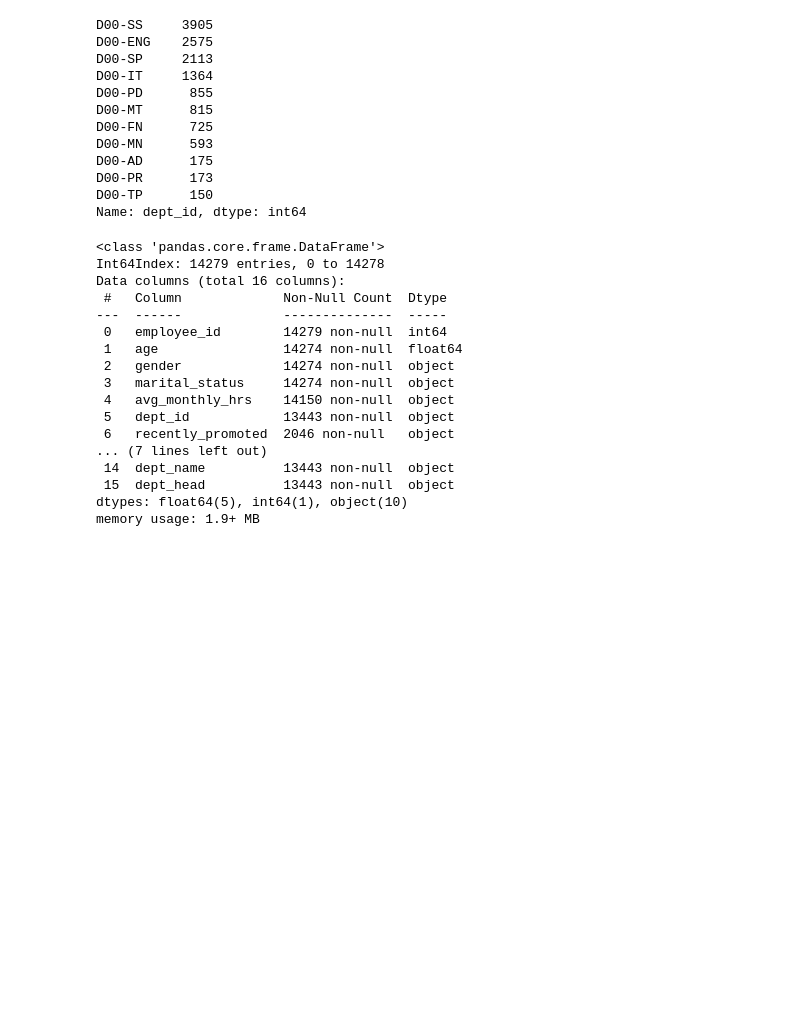
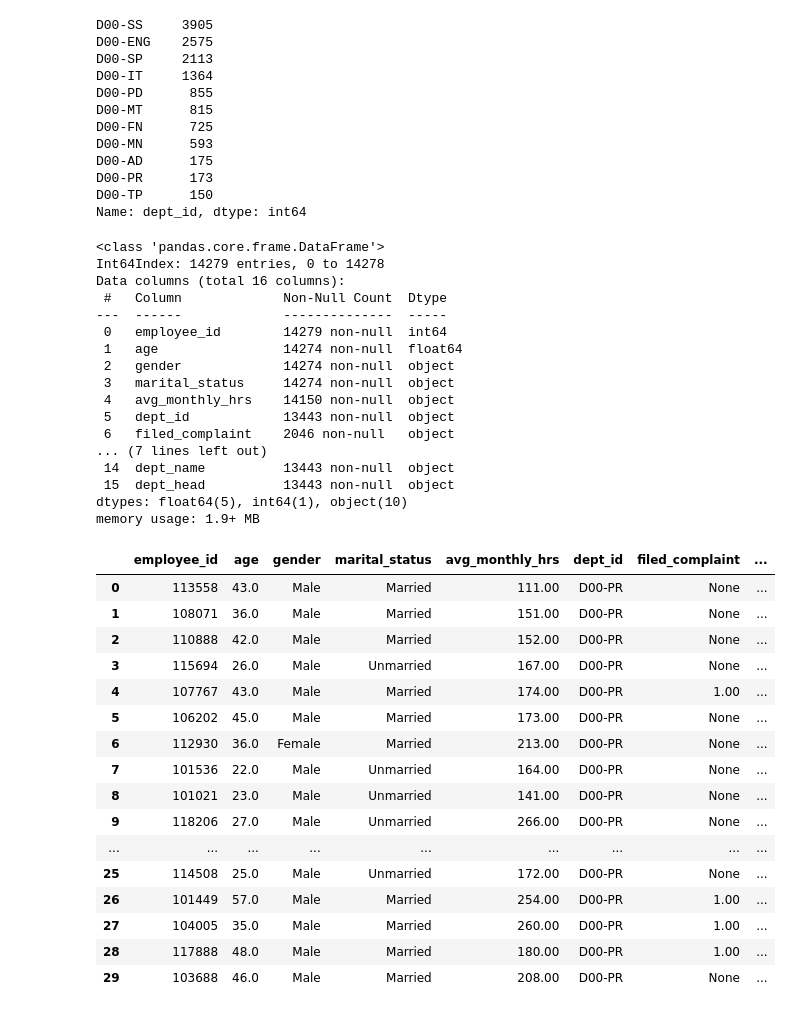
Before and after one commit to sanketpadwal/GCDAI_INSAID_JAN20, a Jupyter notebook: Capstone2/capstone2.ipynb, the cells around one changed output. Drawn from its saved outputs; the diff is of its cells as text; code cells hidden in the pictures; blank space fills up the shorter version.

```diff
--- a/Capstone2/capstone2.ipynb
+++ b/Capstone2/capstone2.ipynb
@@ -17,7 +17,7 @@ employee_details_data = pd.DataFrame(myresult2,columns=['employee_id','age','gen
 # %%
 mycursor.execute("SELECT * FROM employee_data")
 myresult3 = mycursor.fetchall()
-employee_data = pd.DataFrame(myresult3,columns=['avg_monthly_hrs','dept_id','recently_promoted','last_evaluation','n_projects','filed_complaint','satisfaction','salary','status','tenure','employee_id'])
+employee_data = pd.DataFrame(myresult3,columns=['avg_monthly_hrs','dept_id','filed_complaint','last_evaluation','n_projects','recently_promoted','satisfaction','salary','status','tenure','employee_id'])
 # %%
 employee_data.info()
 # %% [output]
@@ -104,7 +104,7 @@ Data columns (total 16 columns):
  3   marital_status     14274 non-null  object
  4   avg_monthly_hrs    14150 non-null  object
  5   dept_id            13443 non-null  object
- 6   recently_promoted  2046 non-null   object
+ 6   filed_complaint    2046 non-null   object
 ... (7 lines left out)
  14  dept_name          13443 non-null  object
  15  dept_head          13443 non-null  object
@@ -112,3 +112,23 @@ dtypes: float64(5), int64(1), object(10)
 memory usage: 1.9+ MB
 # %%
 #data.to_csv('dataframe.csv',index = False, header=True)
+# %%
+data.head(30)
+# %% [output]
+|  | employee_id | age | gender | marital_status | avg_monthly_hrs | dept_id | filed_complaint | ... |
+| 0 | 113558 | 43.0 | Male | Married | 111.00 | D00-PR | None | ... |
+| 1 | 108071 | 36.0 | Male | Married | 151.00 | D00-PR | None | ... |
+| 2 | 110888 | 42.0 | Male | Married | 152.00 | D00-PR | None | ... |
+| 3 | 115694 | 26.0 | Male | Unmarried | 167.00 | D00-PR | None | ... |
+| 4 | 107767 | 43.0 | Male | Married | 174.00 | D00-PR | 1.00 | ... |
+| 5 | 106202 | 45.0 | Male | Married | 173.00 | D00-PR | None | ... |
+| 6 | 112930 | 36.0 | Female | Married | 213.00 | D00-PR | None | ... |
+| 7 | 101536 | 22.0 | Male | Unmarried | 164.00 | D00-PR | None | ... |
+| 8 | 101021 | 23.0 | Male | Unmarried | 141.00 | D00-PR | None | ... |
+| 9 | 118206 | 27.0 | Male | Unmarried | 266.00 | D00-PR | None | ... |
+| ... | ... | ... | ... | ... | ... | ... | ... | ... |
+| 25 | 114508 | 25.0 | Male | Unmarried | 172.00 | D00-PR | None | ... |
+| 26 | 101449 | 57.0 | Male | Married | 254.00 | D00-PR | 1.00 | ... |
+| 27 | 104005 | 35.0 | Male | Married | 260.00 | D00-PR | 1.00 | ... |
+| 28 | 117888 | 48.0 | Male | Married | 180.00 | D00-PR | 1.00 | ... |
+| 29 | 103688 | 46.0 | Male | Married | 208.00 | D00-PR | None | ... |
```
Also changed, not shown: parts of 13 cells of this notebook.
